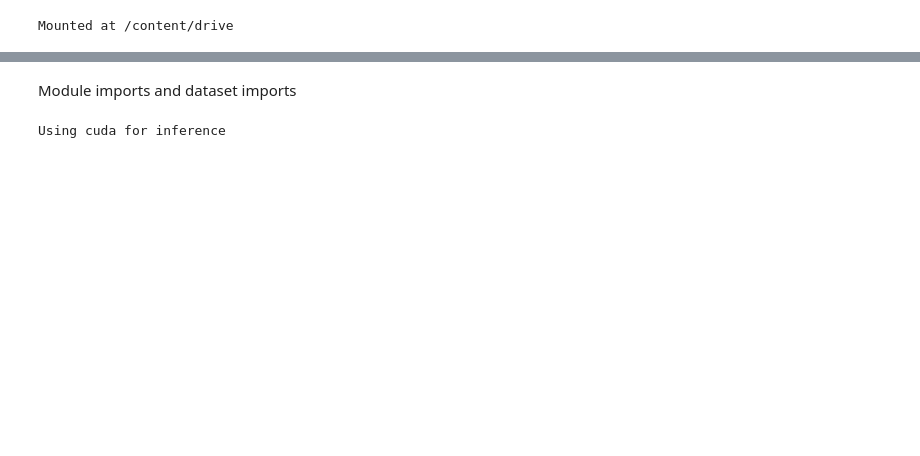
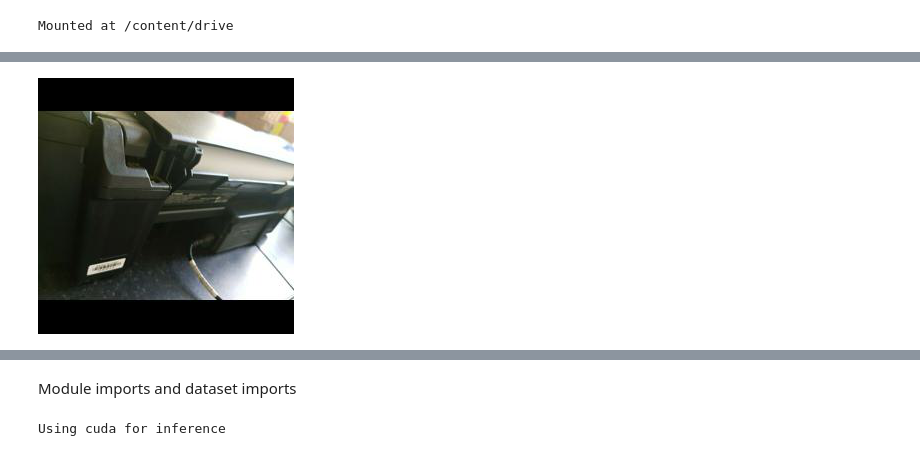
Before and after one commit to AdamWatson91/fb_marketplace, a Jupyter notebook: product_classification_mixed_modal.ipynb, the cells around one changed output, grey strips where cells are left out. Drawn from its saved outputs; the diff is of its cells as text; code cells hidden in the pictures; blank space fills up the shorter version.

```diff
--- a/product_classification_mixed_modal.ipynb
+++ b/product_classification_mixed_modal.ipynb
@@ -11,3 +13,10 @@ Mounted at /content/drive
+# %%
+from PIL import Image
+im=Image.open('/content/drive/MyDrive/original_256/0a1baaa8-4556-4e07-a486-599c05cce76c.jpg')
+# %%
+im
+# %% [output]
+[figure, added]
 # %%
 # Install module for Bert model
 !pip install transformers
```
Also changed, not shown: parts of 7 cells of this notebook.
